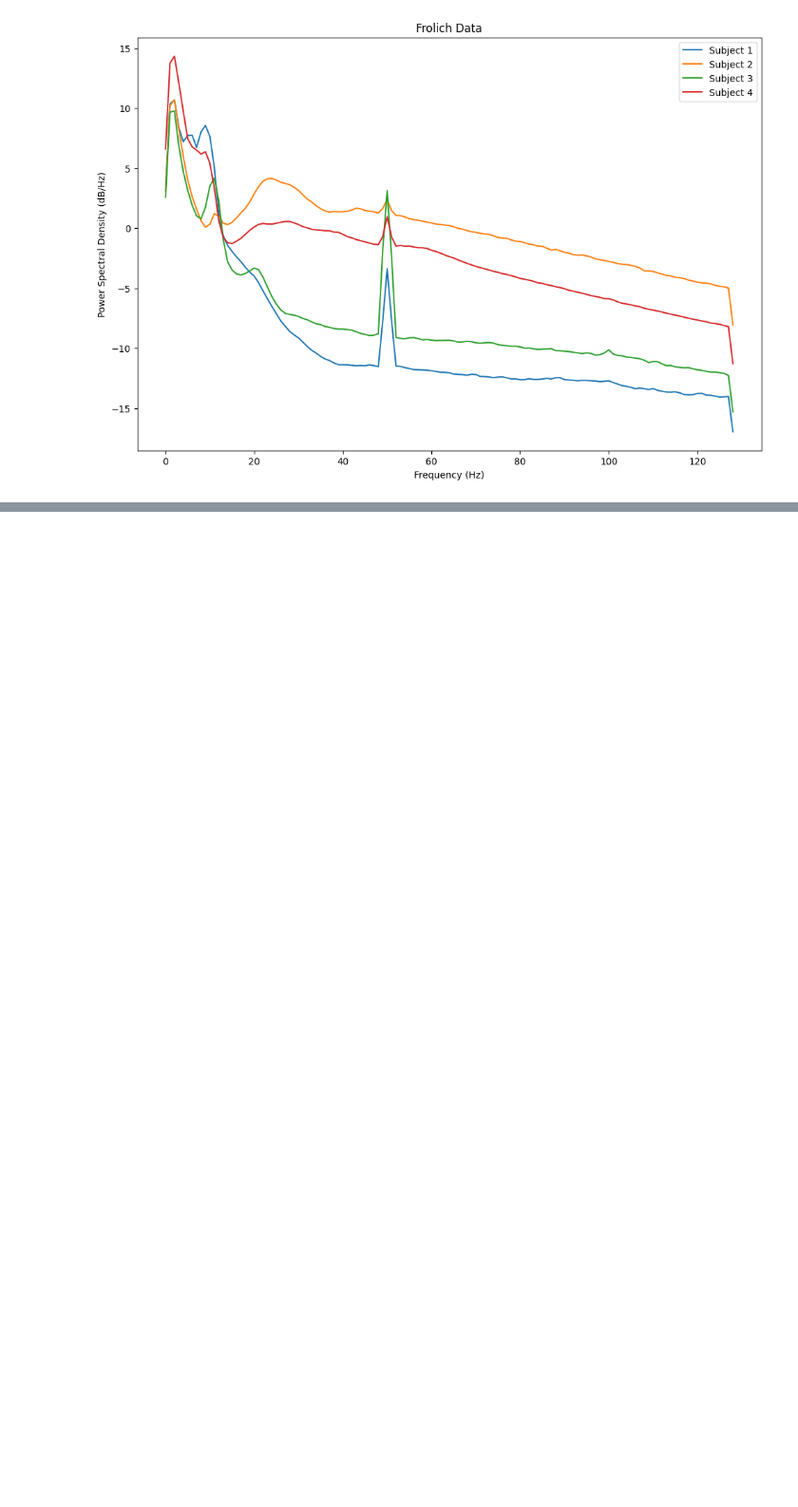
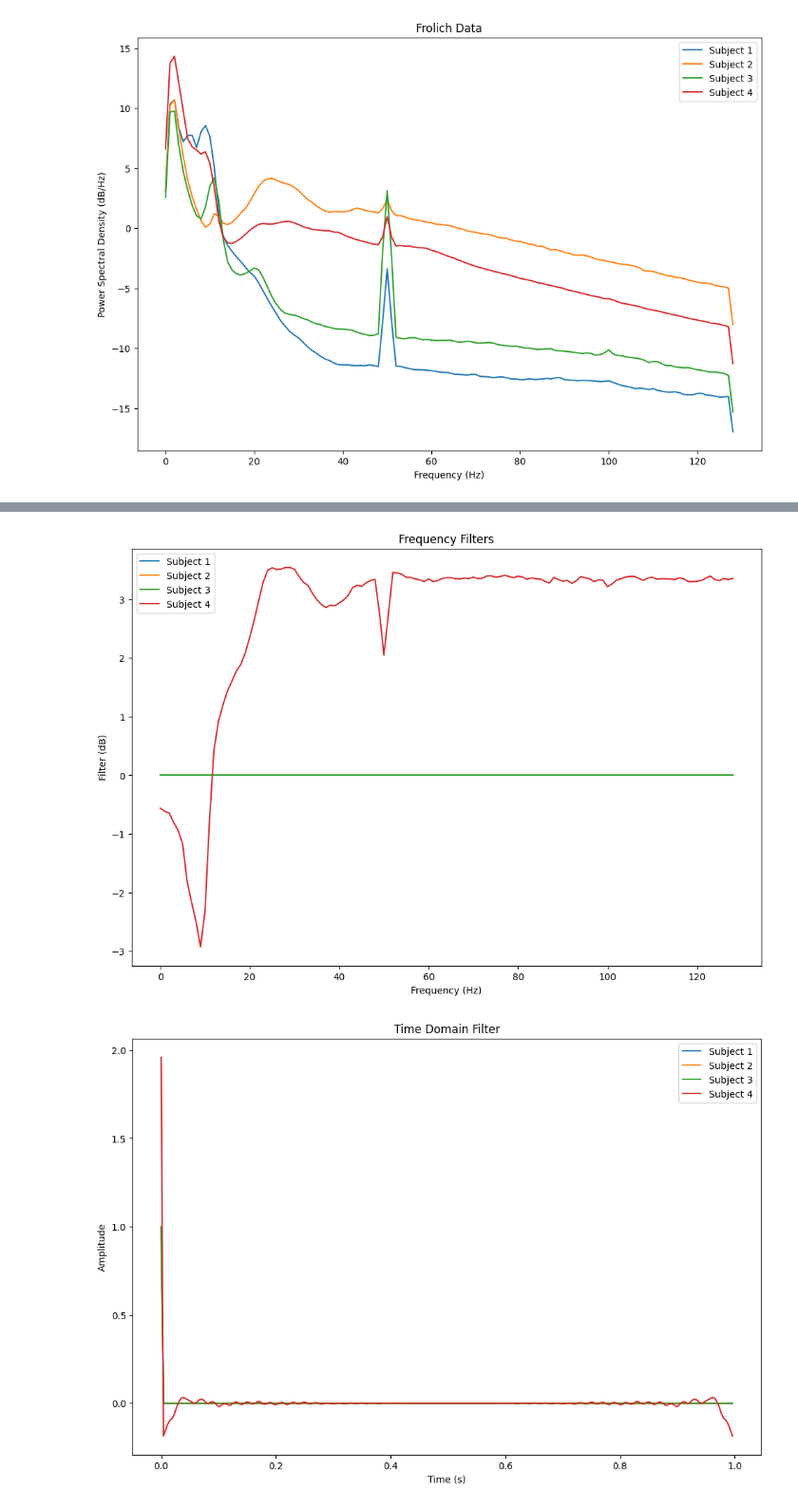
Before and after one commit to cniel-ud/ICWaves, a Jupyter notebook: notebooks/CMMN_gdrive.ipynb, the cells around one changed output, grey strips where cells are left out. Shown at 95% size. Cells and saved outputs as stored; diff of their text form; code cells hidden in the pictures; blank space fills up the shorter version.

```diff
--- a/notebooks/CMMN_gdrive.ipynb
+++ b/notebooks/CMMN_gdrive.ipynb
@@ -551,6 +613,9 @@ transformed_data_subj_subj = transform_data_subj_subj(frolich_data, time_filter_
 # %%
 plot_freq_filter(freq_filter_subj_subj)
-# plot_time_filter(time_filter_subj_subj)
+plot_time_filter(time_filter_subj_subj)
+# %% [output]
+[figure, added]
+[figure, added]
 # %%
 # plot original frolich data as well
 plot_psd(frolich_data, title='Frolich Data')
```
Also changed, not shown: parts of 6 cells of this notebook.
